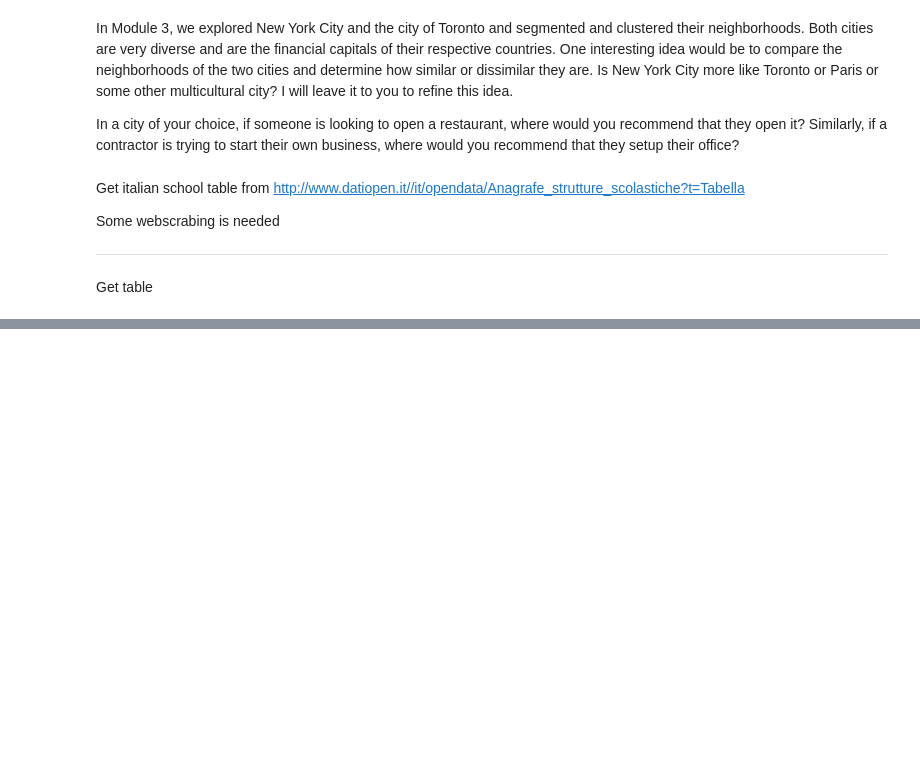
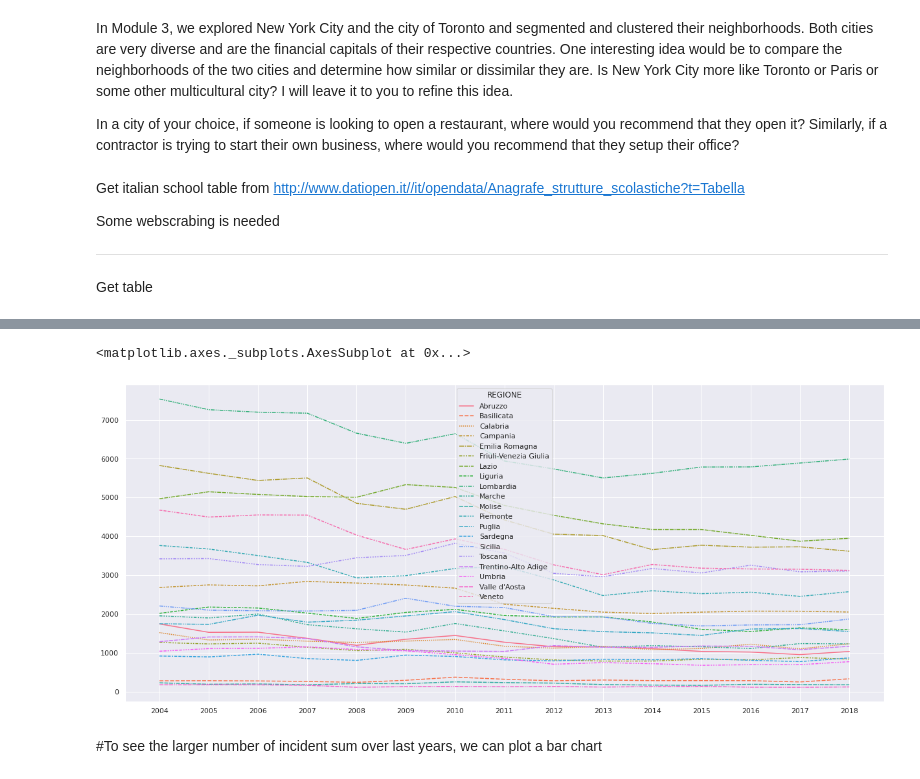
Before and after one commit to rpll94/Coursera_Capstone, a Jupyter notebook: Course10_Final_Assignment.ipynb, the cells around one changed output, grey strips where cells are left out. Saved outputs shown, nothing was run; the diff lists cells and outputs as text; code cells hidden in the pictures; blank space fills up the shorter version.

```diff
--- a/Course10_Final_Assignment.ipynb
+++ b/Course10_Final_Assignment.ipynb
@@ -164,6 +164,6 @@ soup = BeautifulSoup(results.text,"html5lib")
 # %% [markdown]
 Get table
 # %%
-table = soup.find_all('table', {'class': 'wikitable sortable mw-datatable'})[0]
+table = soup.find_all('table', {'class': 'wikitable sortable'})[0]
 # %%
 import pandas as pd
@@ -190,0 +394,6 @@ provinces_df.shape
+# %%
+import pandas as pd
+incident_df = pd.read_excel('/content/drive/MyDrive/Italian incident final/incidenti-per-strada---anni-2004-2018.xlsx')
+# %%
+incident_df = incident_df[['REGIONE', 'PROVINCIA', 'CODICE', 'NOME STRADA', 'incid/km 2018'] + [str(a) for a in range(2004, 2019)]].iloc[:-1, :]
+incident_df
@@ -190,0 +414,10 @@ provinces_df.shape
+# %%
+incident_df_lines = incident_df[['REGIONE'] + [str(a) for a in range(2004, 2019)]]
+
+for col in range(2004, 2019):
+  incident_df_lines[str(col)] = incident_df_lines[str(col)].replace('-', '0')
+  incident_df_lines[str(col)] = incident_df_lines[str(col)].astype('int')
+
+incident_df_lines = incident_df_lines.groupby(by='REGIONE').sum()
+# incident_df_lines.reset_index(drop=False, inplace=True)
+incident_df_lines
@@ -190,0 +453,10 @@ provinces_df.shape
+# %%
+import seaborn as sns
+sns.set(rc={'figure.figsize':(21,9)})
+
+sns.lineplot(data=incident_df_lines.T)
+# %% [output]
+<matplotlib.axes._subplots.AxesSubplot at 0x...>
+[figure, added]
+# %% [markdown]
+#To see the larger number of incident sum over last years, we can plot a bar chart
```
Also changed, not shown: parts of 35 cells of this notebook.
